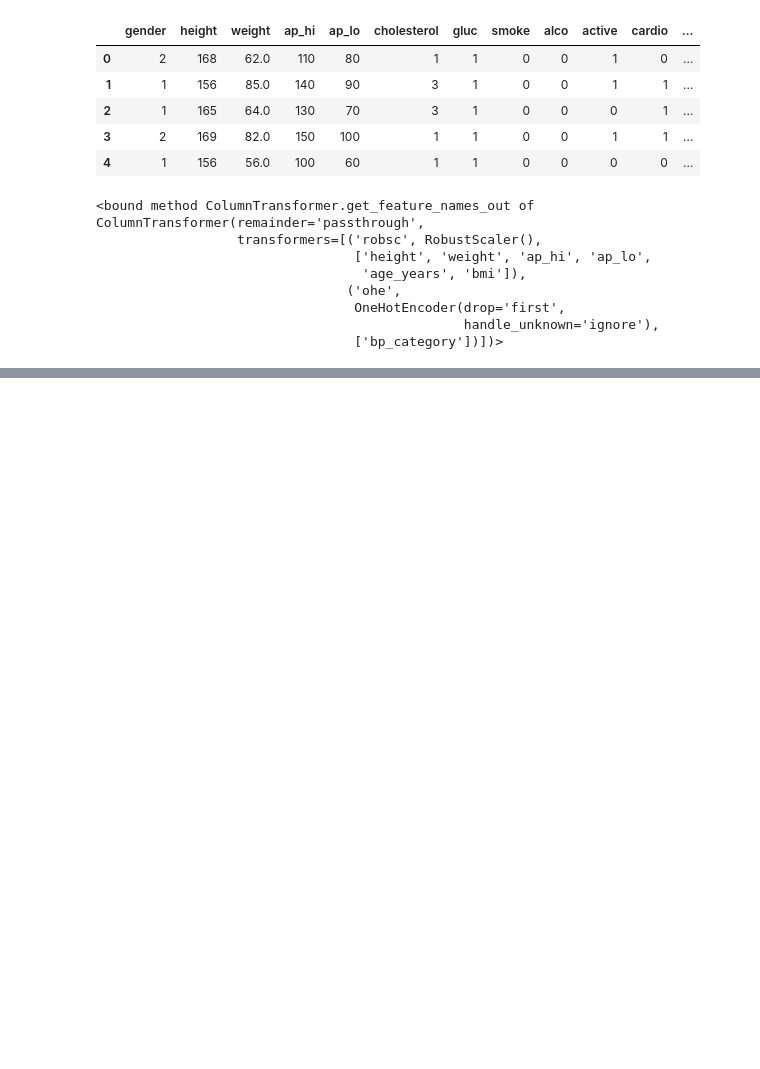
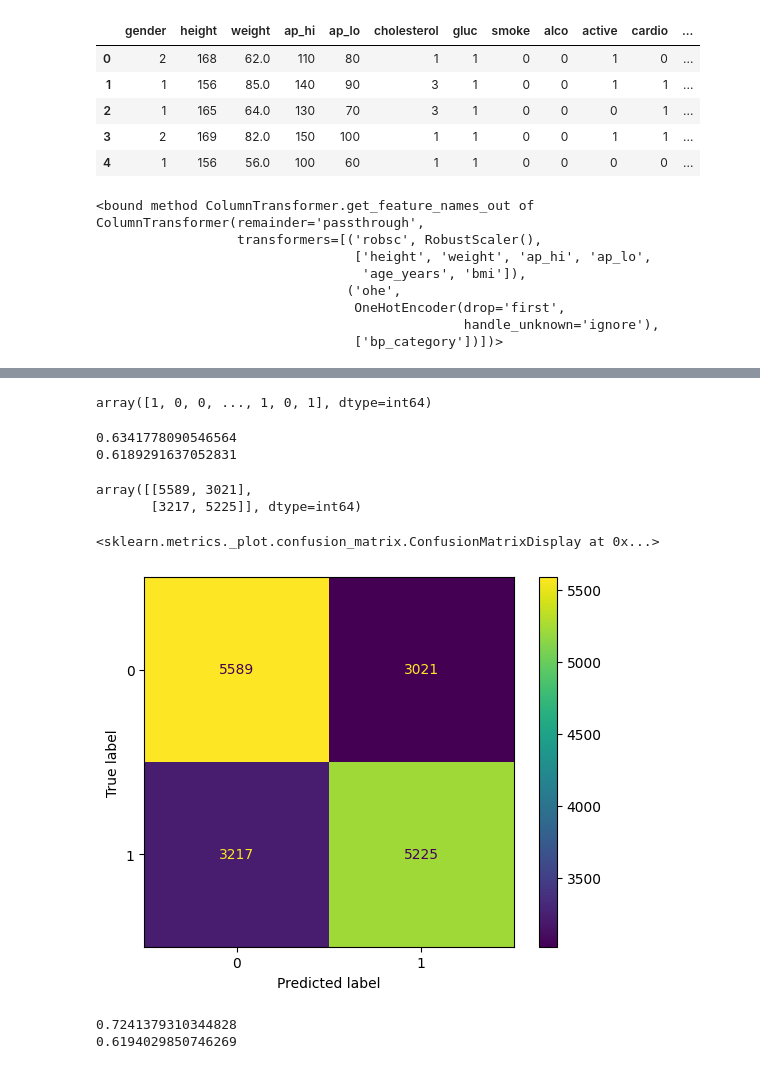
Before and after one commit to Manishkumar902/Project_cardio, a Jupyter notebook: ML_Project.ipynb, the cells around one changed output, grey strips where cells are left out. Cells and saved outputs as stored; diff of their text form; code cells hidden in the pictures; blank space fills up the shorter version.

```diff
--- a/ML_Project.ipynb
+++ b/ML_Project.ipynb
@@ -271,0 +340,31 @@ y_test_enc = enc.transform(y_test)
+# %%
+from sklearn.tree import DecisionTreeClassifier
+
+dtc = DecisionTreeClassifier()
+dtc.fit(X_train_transformerd,y_train)
+pred = dtc.predict(X_test_transformerd)
+# %%
+pred
+# %% [output]
+array([1, 0, 0, ..., 1, 0, 1], dtype=int64)
+# %%
+accuracy = accuracy_score(y_test,pred)
+recall = recall_score(y_test,pred)
+
+cm = confusion_matrix(y_test,pred)
+# %%
+print(accuracy)
+print(recall)
+# %% [output]
+0.6341778090546564
+0.6189291637052831
+# %%
+cm
+# %% [output]
+array([[5589, 3021],
+       [3217, 5225]], dtype=int64)
+# %%
+ConfusionMatrixDisplay(cm).plot()
+# %% [output]
+<sklearn.metrics._plot.confusion_matrix.ConfusionMatrixDisplay at 0x...>
+[figure, added]
@@ -271,0 +380,6 @@ y_test_enc = enc.transform(y_test)
+# %%
+print(accuracy)
+print(recall)
+# %% [output]
+0.7241379310344828
+0.6194029850746269
```
Also changed, not shown: parts of 25 cells of this notebook, 6 other files.
